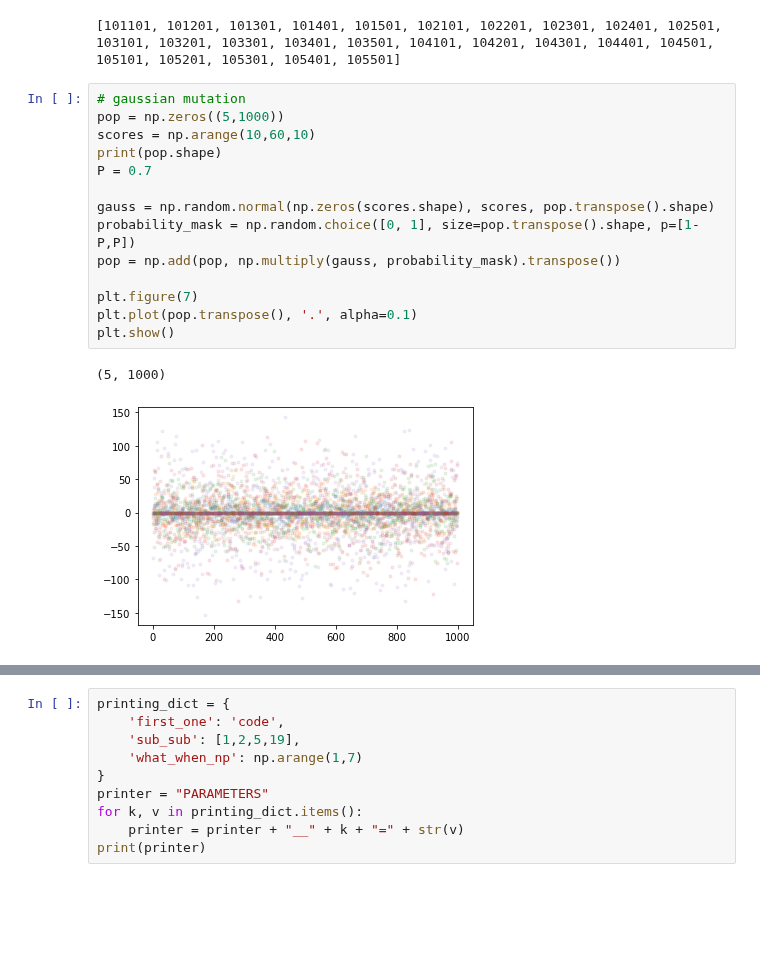
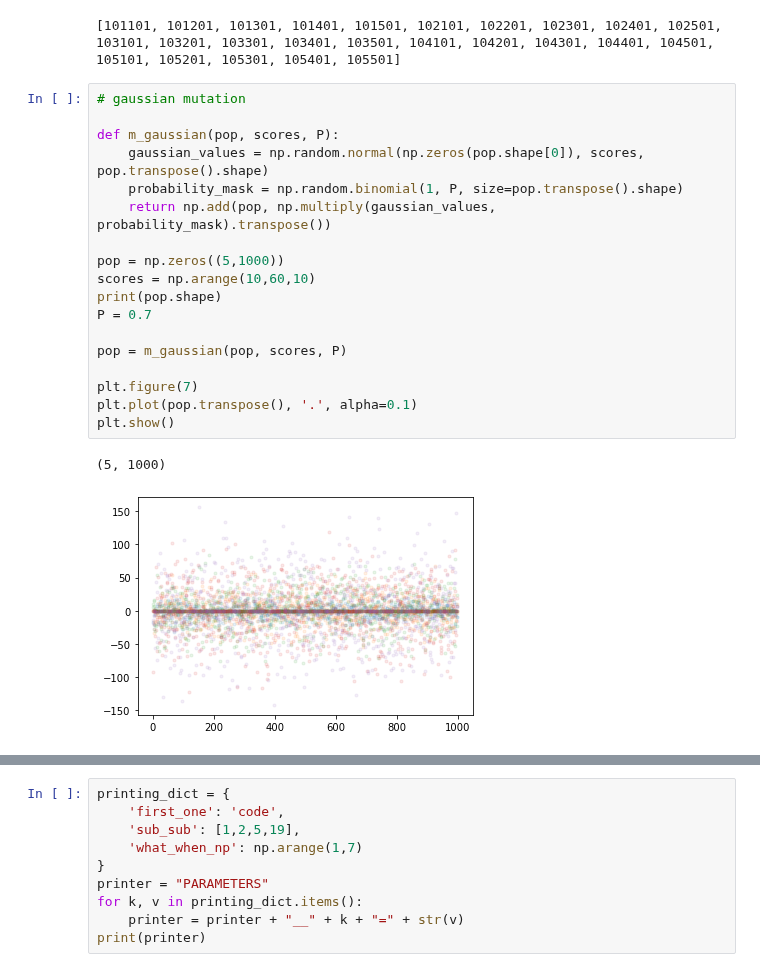
Before and after one commit to StijnCool/nast-thesis, a Jupyter notebook: testing_suite/main.ipynb, the cells around one changed output, grey strips where cells are left out. Drawn from its saved outputs; the diff is of its cells as text; blank space fills up the shorter version.

```diff
--- a/testing_suite/main.ipynb
+++ b/testing_suite/main.ipynb
@@ -88,21 +88,25 @@ print(sorted([np.array(list(d.values())).sum() for d in permutations_dicts]))
 [101101, 101201, 101301, 101401, 101501, 102101, 102201, 102301, 102401, 102501, 103101, 103201, 103301, 103401, 103501, 104101, 104201, 104301, 104401, 104501, 105101, 105201, 105301, 105401, 105501]
 # %%
 # gaussian mutation
+
+def m_gaussian(pop, scores, P):
+    gaussian_values = np.random.normal(np.zeros(pop.shape[0]), scores, pop.transpose().shape)
+    probability_mask = np.random.binomial(1, P, size=pop.transpose().shape)
+    return np.add(pop, np.multiply(gaussian_values, probability_mask).transpose())
+
 pop = np.zeros((5,1000))
 scores = np.arange(10,60,10)
 print(pop.shape)
 P = 0.7
 
-gauss = np.random.normal(np.zeros(scores.shape), scores, pop.transpose().shape)
-probability_mask = np.random.choice([0, 1], size=pop.transpose().shape, p=[1-P,P])
-pop = np.add(pop, np.multiply(gauss, probability_mask).transpose())
+pop = m_gaussian(pop, scores, P)
 
 plt.figure(7)
 plt.plot(pop.transpose(), '.', alpha=0.1)
 plt.show()
 # %% [output]
 (5, 1000)
-[figure, old version]
+[figure, new version]
 # %%
 pop = np.arange(10, 100, 10)
 weights = [100,50,0,0,10,5,0,0,0]
```
Also changed, not shown: parts of 4 cells of this notebook, 1 other file.
